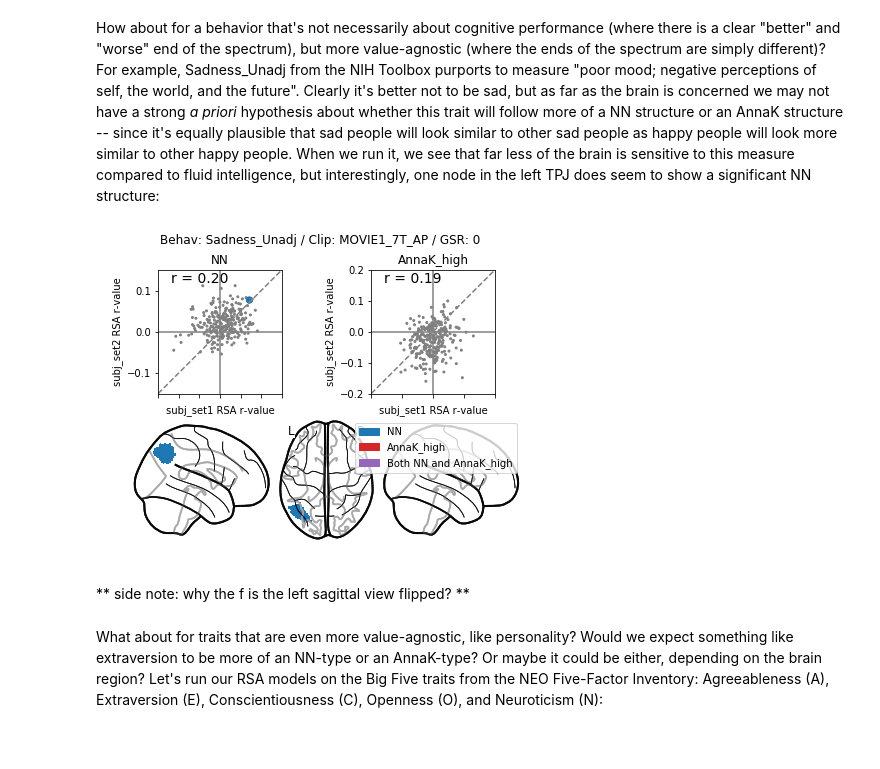
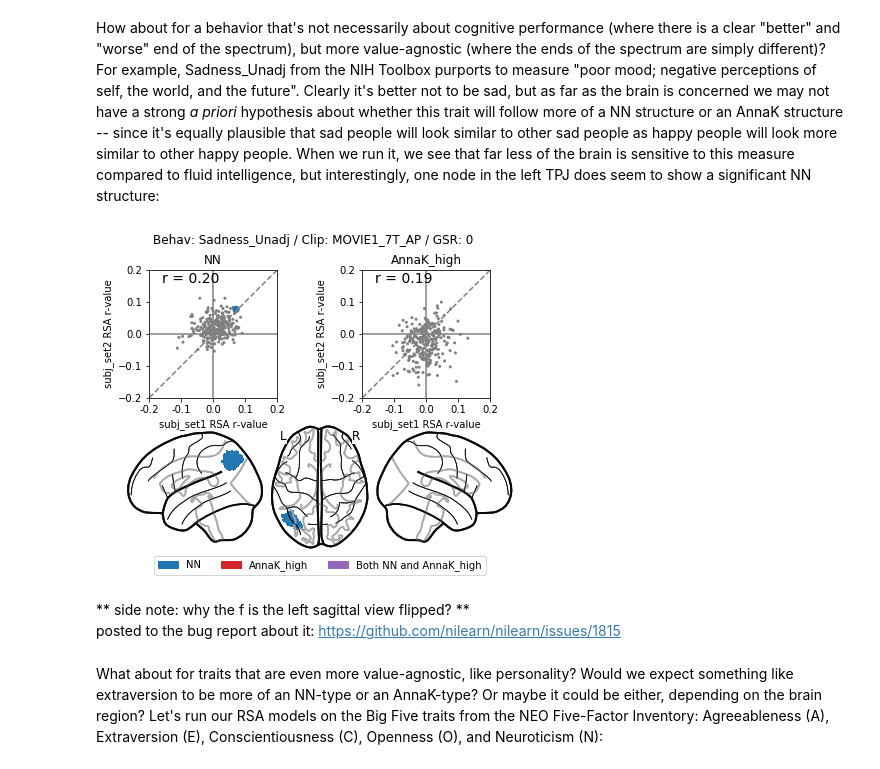
Before and after one commit to esfinn/intersubj_rsa, a Jupyter notebook: intersubject_rsa_demo.ipynb, the cells around one changed output. Drawn from its saved outputs; the diff is of its cells as text; code cells hidden in the pictures; blank space fills up the shorter version.

Commit message:
add pathlib, fix plots

```diff
--- a/intersubject_rsa_demo.ipynb
+++ b/intersubject_rsa_demo.ipynb
@@ -301,12 +340,14 @@ noise_factor = 0.05
 
 for i in range(n_subs):
     for j in range(n_subs):
-        ak_high_mtx[i,j] = min(behav_rank[i], behav_rank[j])+np.random.randn()*noise_factor*max(behav_rank[i], behav_rank[j])
+        ak_high_mtx[i,j] = (min(behav_rank[i], behav_rank[j])
+                            + np.random.randn() * noise_factor * max(behav_rank[i], behav_rank[j]))
 
 np.fill_diagonal(ak_high_mtx, np.nan)
 
 fig, ax = plt.subplots()
-ax = sns.heatmap(sort_square_mtx(ak_high_mtx, behav), cmap=cmap, square=True, cbar=False, xticklabels=False, yticklabels=False)
+ax = sns.heatmap(sort_square_mtx(ak_high_mtx, behav), cmap=cmap,
+                 square=True, cbar=False, xticklabels=False, yticklabels=False)
 ax.set_title("AnnaK: high\n(model: min(i,j)")
 plt.show()
 # %% [output]
@@ -321,12 +362,13 @@ noise_factor = 1
 
 for i in range(n_subs):
     for j in range(n_subs):
-        grad_high_mtx[i,j] = (behav_rank[i] + behav_rank[j]) +np.random.randn()*noise_factor
+        grad_high_mtx[i,j] = (behav_rank[i] + behav_rank[j]) + np.random.randn() * noise_factor
 
 np.fill_diagonal(grad_high_mtx, np.nan)
 
 fig, ax = plt.subplots()
-ax = sns.heatmap(sort_square_mtx(grad_high_mtx, behav), cmap=cmap, square=True, cbar=False, xticklabels=False, yticklabels=False)
+ax = sns.heatmap(sort_square_mtx(grad_high_mtx, behav), cmap=cmap,
+                 square=True, cbar=False, xticklabels=False, yticklabels=False)
 ax.set_title("Gradient: high\nmodel: i + j")
 plt.show()
 # %% [output]
@@ -492,7 +538,8 @@ def plot_set1_vs_set2(result1, result2, tuple_index=0, ax=None, opacity=1, color
 
         surv1 = np.array([x[1] for x in result1]) < p_alpha # does it survive in result 1?
         surv2 = np.array([x[1] for x in result2]) < p_alpha # does it survive in result 2?
-        signs = [np.sign(result1[x][0])==np.sign(result2[x][0]) for x in range(len(result1))] # are the signs the same?
+        signs = [np.sign(result1[x][0])==np.sign(result2[x][0])
+                 for x in range(len(result1))] # are the signs the same?
         surv_bool = np.logical_and.reduce((surv1, surv2, signs)) # combine all three above
 
         for node in range(len(result1)):
@@ -507,7 +554,9 @@ def plot_set1_vs_set2(result1, result2, tuple_index=0, ax=None, opacity=1, color
         sizes = 4
 
     # Make scatter plot
-    ax.scatter([x[tuple_index] for x in result1], [x[tuple_index] for x in result2], s=sizes, color=colors, alpha=opacity)
+    ax.scatter([x[tuple_index] for x in result1],
+               [x[tuple_index] for x in result2],
+               s=sizes, color=colors, alpha=opacity)
     ax.set_xlabel("subj_set1 RSA r-value")
     ax.set_ylabel("subj_set2 RSA r-value")
     # ax.set_title(title)
@@ -519,10 +568,16 @@ def plot_set1_vs_set2(result1, result2, tuple_index=0, ax=None, opacity=1, color
 
     # Make ticks the same
     ax.set_xticks(ax.get_yticks())
-    ax.set_xticklabels(ax.get_yticklabels())
+    ## ax.set_xticklabels(ax.get_yticklabels())
+    ## this seems like it should work, but unfortunately if you look at what
+    ## ax.get_yticklabels() returns, it's <a list of 6 Text yticklabel objects>
+    ## each Text object has a .get_text() method, so here's what you have to do
+    ax.set_xticklabels([aa.get_text() for aa in ax.get_yticklabels()])
+
 
     # Annotate with r-value
-    r = sp.stats.pearsonr([x[tuple_index] for x in result1], [x[tuple_index] for x in result2])[0]
+    r = sp.stats.pearsonr([x[tuple_index] for x in result1],
+                          [x[tuple_index] for x in result2])[0]
     ax.annotate(f"r = {r:.2f}", xy=(0.1,0.9), xycoords="axes fraction", fontsize=14)
 
     return ax
@@ -549,7 +604,7 @@ def color_rois(values):
     This function assumes you are passing a vector "values" with the same length as the number of nodes in the atlas.
     """
 
-    shen268 = nib.load(top_dir+"shen_2mm_268_parcellation.nii.gz")
+    shen268 = nib.load((top_dir / "shen_2mm_268_parcellation.nii.gz").as_posix())
     shen268_data = shen268.get_data()
     img = np.zeros(shen268_data.shape)
 
@@ -694,11 +779,12 @@ So we see that compared to the NN model, the "AnnaK" model yields larger effect
 
 How about for a behavior that's not necessarily about cognitive performance (where there is a clear "better" and "worse" end of the spectrum), but more value-agnostic (where the ends of the spectrum are simply different)? For example, Sadness_Unadj from the NIH Toolbox purports to measure "poor mood; negative perceptions of self, the world, and the future". Clearly it's better not to be sad, but as far as the brain is concerned we may not have a strong *a priori* hypothesis about whether this trait will follow more of a NN structure or an AnnaK structure -- since it's equally plausible that sad people will look similar to other sad people as happy people will look more similar to other happy people. When we run it, we see that far less of the brain is sensitive to this measure compared to fluid intelligence, but interestingly, one node in the left TPJ does seem to show a significant NN structure:
 # %%
-model_results = compare_models(behav_name = "Sadness_Unadj", clip_name = "MOVIE1_7T_AP", models = ["NN", "AnnaK_high"])
+model_results = compare_models(behav_name = "Sadness_Unadj", clip_name = "MOVIE1_7T_AP", models = ["NN", "AnnaK_high"], flip_left=True)
 # %% [output]
-[figure, old version]
+[figure, new version]
 # %% [markdown]
 ** side note: why the f is the left sagittal view flipped? **
+ posted to the bug report about it: https://github.com/nilearn/nilearn/issues/1815
 # %% [markdown]
 What about for traits that are even more value-agnostic, like personality? Would we expect something like extraversion to be more of an NN-type or an AnnaK-type? Or maybe it could be either, depending on the brain region? Let's run our RSA models on the Big Five traits from the NEO Five-Factor Inventory: Agreeableness (A), Extraversion (E), Conscientiousness (C), Openness (O), and Neuroticism (N):
 # %%
```
Also changed, not shown: parts of 23 cells of this notebook.
